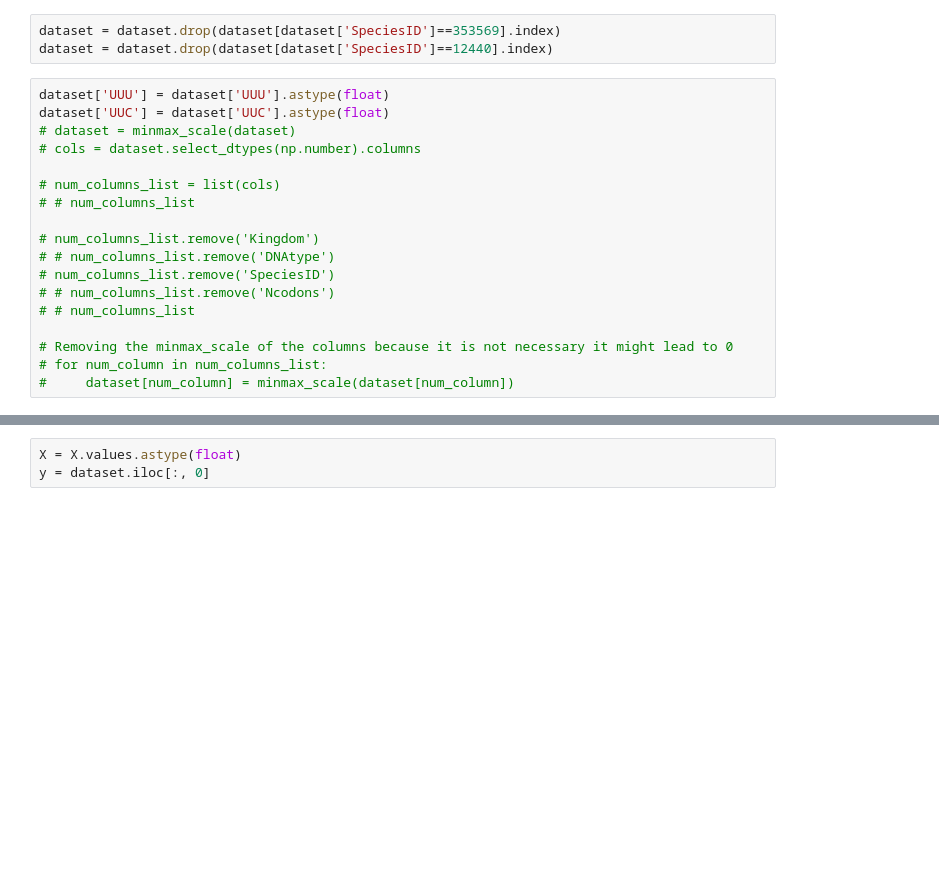
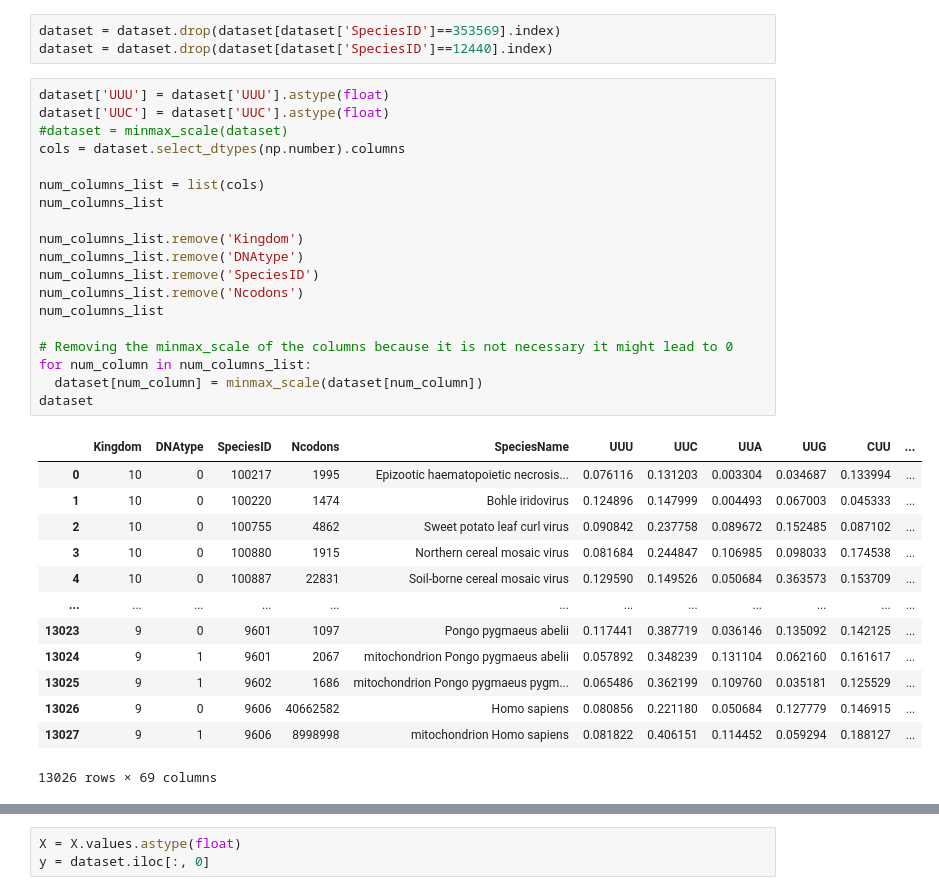
Before and after one commit to kemistre/CodonUsage, a Jupyter notebook: Codon_usage_Project.ipynb, the cells around one changed output, grey strips where cells are left out. Cells and saved outputs as stored; diff of their text form; blank space fills up the shorter version.

```diff
--- a/Codon_usage_Project.ipynb
+++ b/Codon_usage_Project.ipynb
@@ -123,21 +122,36 @@ dataset = dataset.drop(dataset[dataset['SpeciesID']==12440].index)
 # %%
 dataset['UUU'] = dataset['UUU'].astype(float)
 dataset['UUC'] = dataset['UUC'].astype(float)
-# dataset = minmax_scale(dataset)
-# cols = dataset.select_dtypes(np.number).columns
+#dataset = minmax_scale(dataset)
+cols = dataset.select_dtypes(np.number).columns
 
-# num_columns_list = list(cols)
-# # num_columns_list
+num_columns_list = list(cols)
+num_columns_list
 
-# num_columns_list.remove('Kingdom')
-# # num_columns_list.remove('DNAtype')
-# num_columns_list.remove('SpeciesID')
-# # num_columns_list.remove('Ncodons')
-# # num_columns_list
+num_columns_list.remove('Kingdom')
+num_columns_list.remove('DNAtype')
+num_columns_list.remove('SpeciesID')
+num_columns_list.remove('Ncodons')
+num_columns_list
 
 # Removing the minmax_scale of the columns because it is not necessary it might lead to 0
-# for num_column in num_columns_list:
-#     dataset[num_column] = minmax_scale(dataset[num_column])
+for num_column in num_columns_list:
+  dataset[num_column] = minmax_scale(dataset[num_column])
+dataset
+# %% [output]
+|  | Kingdom | DNAtype | SpeciesID | Ncodons | SpeciesName | UUU | UUC | UUA | UUG | CUU | ... |
+| 0 | 10 | 0 | 100217 | 1995 | Epizootic haematopoietic necrosis... | 0.076116 | 0.131203 | 0.003304 | 0.034687 | 0.133994 | ... |
+| 1 | 10 | 0 | 100220 | 1474 | Bohle iridovirus | 0.124896 | 0.147999 | 0.004493 | 0.067003 | 0.045333 | ... |
+| 2 | 10 | 0 | 100755 | 4862 | Sweet potato leaf curl virus | 0.090842 | 0.237758 | 0.089672 | 0.152485 | 0.087102 | ... |
+| 3 | 10 | 0 | 100880 | 1915 | Northern cereal mosaic virus | 0.081684 | 0.244847 | 0.106985 | 0.098033 | 0.174538 | ... |
+| 4 | 10 | 0 | 100887 | 22831 | Soil-borne cereal mosaic virus | 0.129590 | 0.149526 | 0.050684 | 0.363573 | 0.153709 | ... |
+| ... | ... | ... | ... | ... | ... | ... | ... | ... | ... | ... | ... |
+| 13023 | 9 | 0 | 9601 | 1097 | Pongo pygmaeus abelii | 0.117441 | 0.387719 | 0.036146 | 0.135092 | 0.142125 | ... |
+| 13024 | 9 | 1 | 9601 | 2067 | mitochondrion Pongo pygmaeus abelii | 0.057892 | 0.348239 | 0.131104 | 0.062160 | 0.161617 | ... |
+| 13025 | 9 | 1 | 9602 | 1686 | mitochondrion Pongo pygmaeus pygm... | 0.065486 | 0.362199 | 0.109760 | 0.035181 | 0.125529 | ... |
+| 13026 | 9 | 0 | 9606 | 40662582 | Homo sapiens | 0.080856 | 0.221180 | 0.050684 | 0.127779 | 0.146915 | ... |
+| 13027 | 9 | 1 | 9606 | 8998998 | mitochondrion Homo sapiens | 0.081822 | 0.406151 | 0.114452 | 0.059294 | 0.188127 | ... |
+13026 rows × 69 columns
 # %%
 dataset.head()
 # %% [output]
```
Also changed, not shown: parts of 7 cells of this notebook.
